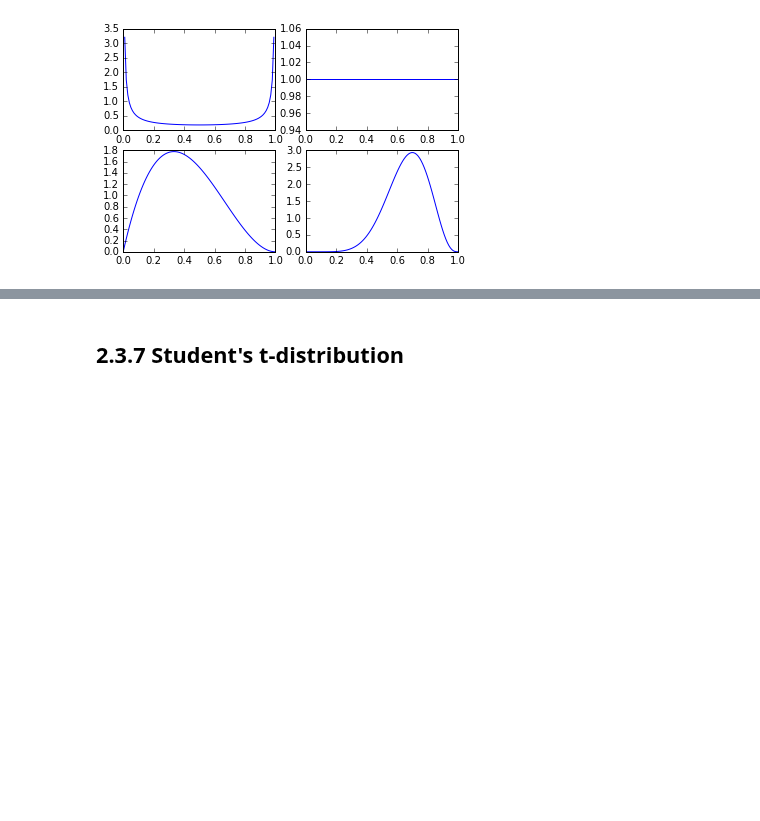
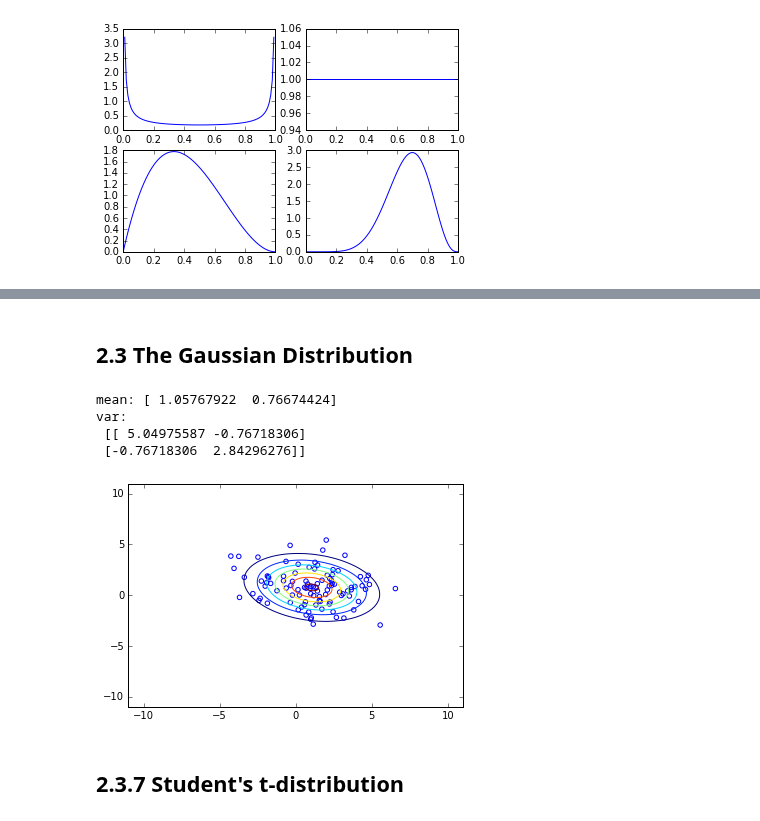
Before and after one commit to ctgk/PRML, a Jupyter notebook: ch02_Probability_Distributions.ipynb, the cells around one changed output, grey strips where cells are left out. Drawn from its saved outputs; the diff is of its cells as text; code cells hidden in the pictures; blank space fills up the shorter version.

Commit message:
added demo of 2d gaussian and predictions of binary variable

```diff
--- a/ch02_Probability_Distributions.ipynb
+++ b/ch02_Probability_Distributions.ipynb
@@ -32,3 +50,24 @@ plt.annotate("posterior", (0.1, 1.2))
+# %% [markdown]
+## 2.3 The Gaussian Distribution
+# %%
+X = np.random.normal(loc=1., scale=2., size=(100, 2))
+gaussian = Gaussian()
+gaussian.fit(X)
+print("mean:", gaussian.mean)
+print("var:\n", gaussian.var)
+x, y = np.meshgrid(
+    np.linspace(-10, 10, 100), np.linspace(-10, 10, 100))
+p = gaussian.predict_proba(
+    np.array([x, y]).reshape(2, -1).T).reshape(100, 100)
+plt.scatter(X[:, 0], X[:, 1], facecolor="none", edgecolor="b")
+plt.contour(x, y, p)
+plt.show()
+# %% [output]
+mean: [ 1.05767922  0.76674424]
+var:
+ [[ 5.04975587 -0.76718306]
+ [-0.76718306  2.84296276]]
+[figure, added]
 # %% [markdown]
 ## 2.3.7 Student's t-distribution
 # %%
```
Also changed, not shown: parts of 5 cells of this notebook.
